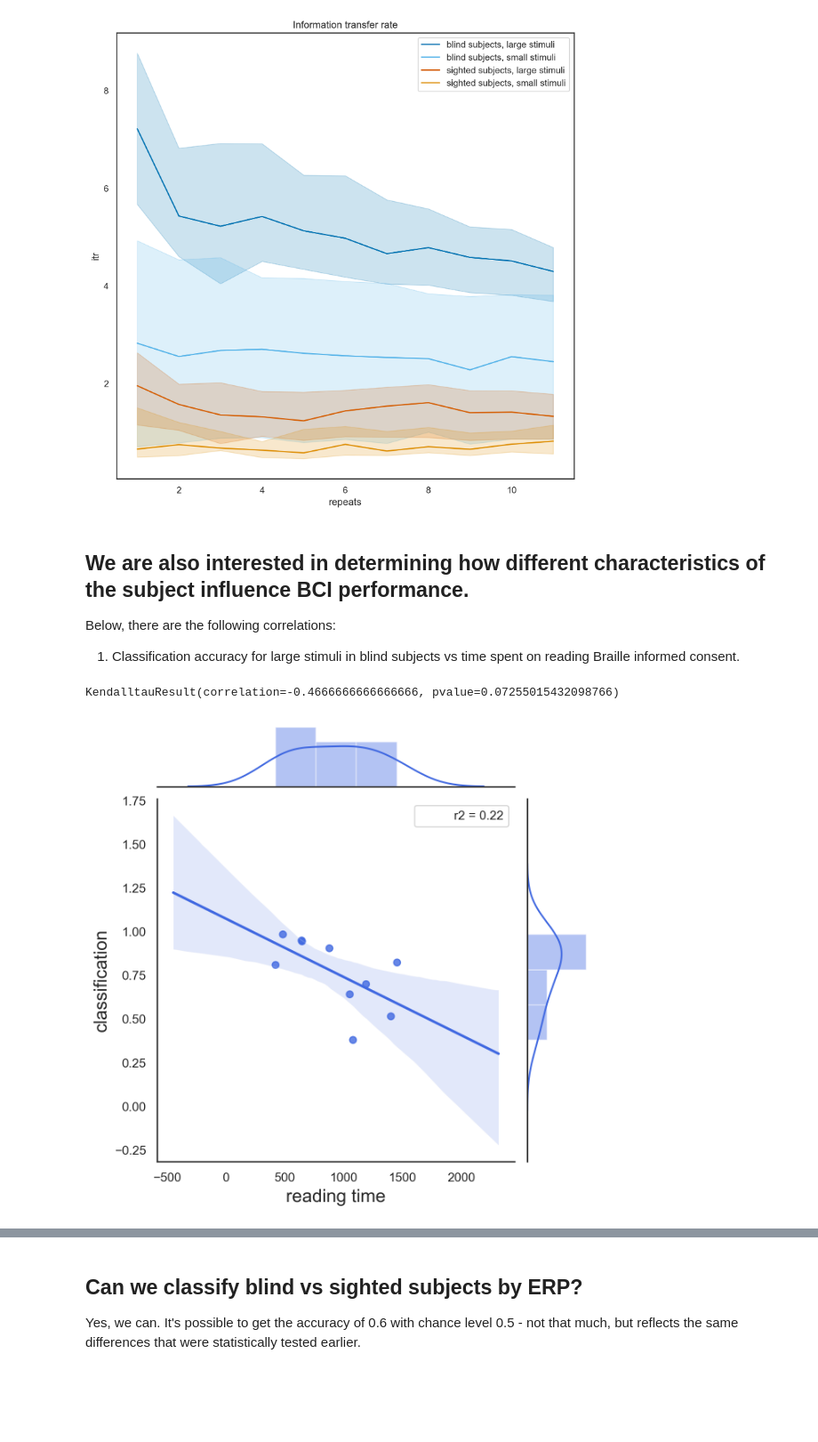
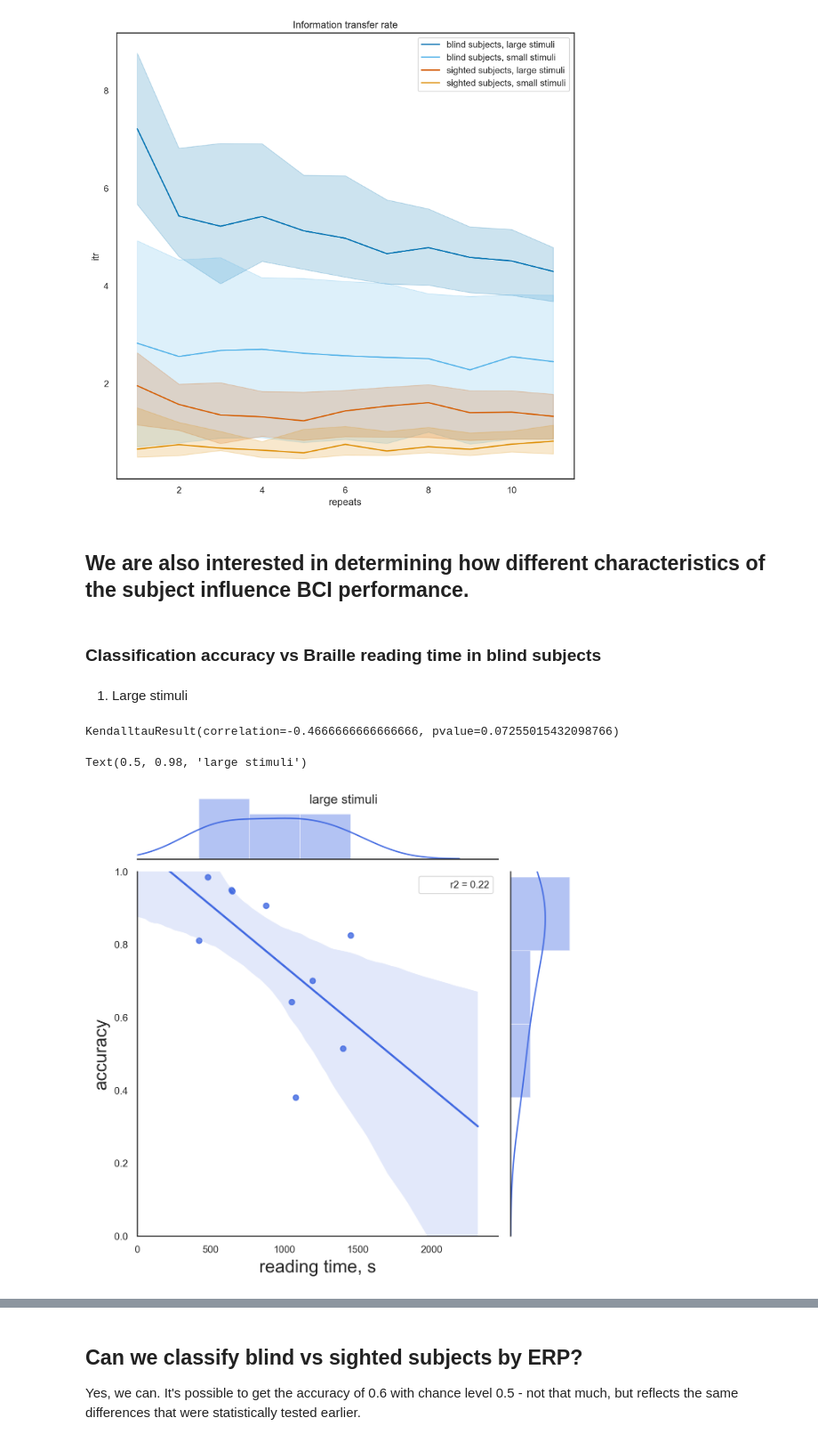
Before and after one commit to eegdude/erp_analysis, a Jupyter notebook: classification.ipynb, the cells around one changed output, grey strips where cells are left out. Shown at 89% size. Cells and saved outputs as stored; diff of their text form; code cells hidden in the pictures; blank space fills up the shorter version.

```diff
--- a/classification.ipynb
+++ b/classification.ipynb
@@ -261,8 +261,10 @@ plt.show()
 [figure]
 # %% [markdown]
 ## We are also interested in determining how different characteristics of the subject influence BCI performance.
-Below, there are the following correlations:
-1. Classification accuracy for large stimuli in blind subjects vs time spent on reading Braille informed consent.
+# %% [markdown]
+### Classification accuracy vs Braille reading time in blind subjects
+# %% [markdown]
+1. Large stimuli
 # %%
 d = ds.markup.loc[(ds.markup['reg'] == 'large') &
                           (ds.markup['blind'] == 1)]
@@ -270,8 +272,12 @@ d = ds.markup.loc[(ds.markup['reg'] == 'large') &
 selfreport = [ds.markup.loc[ds.markup['user']==u].iloc[0]['daily_braille_time'] for u in sorted(set(d.user))]
 reading_time = [ds.markup.loc[ds.markup['user']==u].iloc[0]['reading_time'] for u in sorted(set(d.user))]
 # %%
-sns.jointplot (x=reading_time, y=large_blind, kind='reg', stat_func=cf.r2, color=constants.plot_colors['blind'])
-sns.utils.axlabel(xlabel='reading time', ylabel="classification", fontsize=16) #convert to speed
+g = sns.jointplot (x=reading_time, y=large_blind, kind='reg', stat_func=cf.r2, color=constants.plot_colors['blind'])
+sns.utils.axlabel(xlabel='reading time, s', ylabel="accuracy", fontsize=16) #convert to speed
+g.ax_marg_x.set_xlim(-1)
+g.ax_marg_y.set_ylim(0, 1)
+plt.suptitle('large stimuli')
 # %% [output]
 KendalltauResult(correlation=-0.4666666666666666, pvalue=0.07255015432098766)
+Text(0.5, 0.98, 'large stimuli')
-[figure, old version]
+[figure, new version]
```
Also changed, not shown: parts of 23 cells of this notebook.
